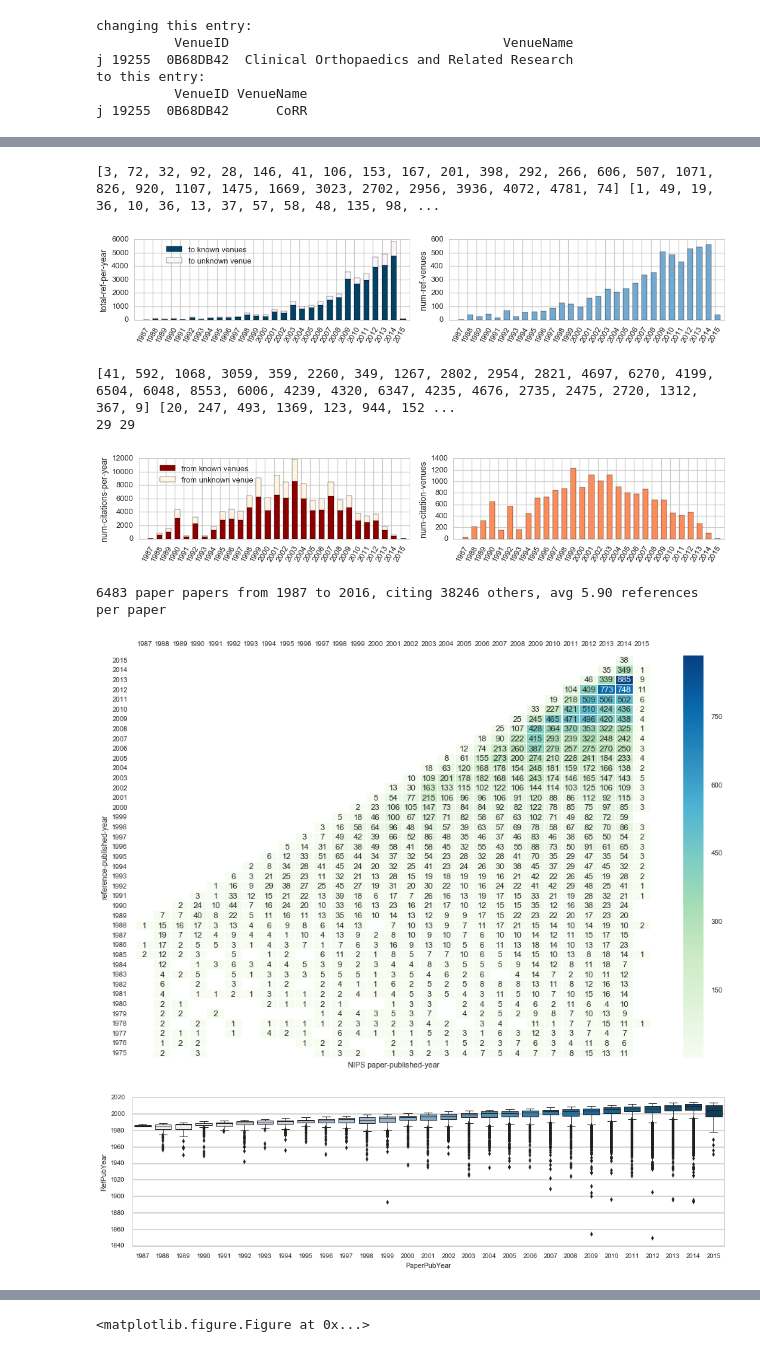
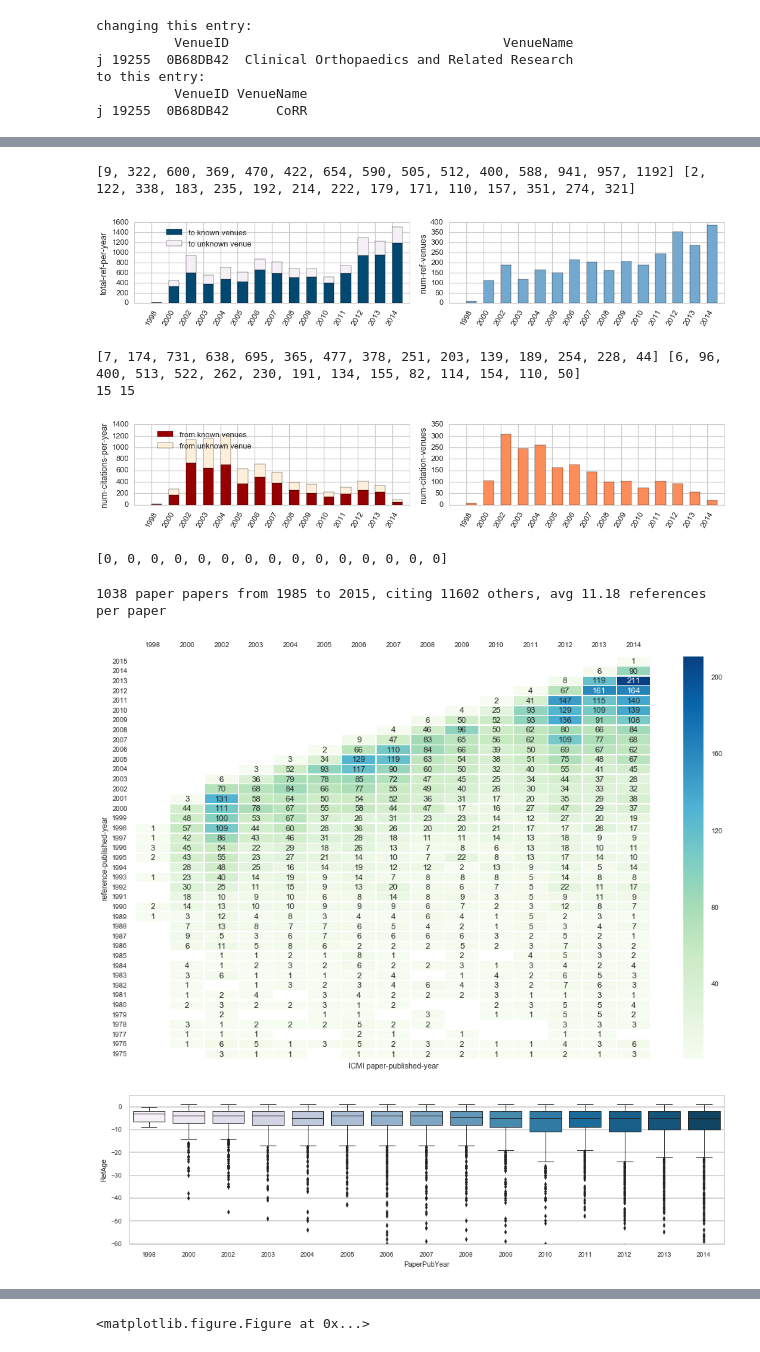
Before and after one commit to lexingxie/academic-graph, a Jupyter notebook: plot_conf_citations.ipynb, the cells around one changed output, grey strips where cells are left out. Cells and saved outputs as stored; diff of their text form; code cells hidden in the pictures.

```diff
--- a/plot_conf_citations.ipynb
+++ b/plot_conf_citations.ipynb
@@ -37,7 +37,7 @@ sns.set()
 
 %matplotlib inline
 
-conf = 'NIPS'
+conf = 'ICMI'
 #conf = 'PLDI'
 #conf = 'NIPS'
 #conf = 'ACL'
@@ -305,8 +301,8 @@ ax4.set_ylabel('num-ref-venues')
 plt.tight_layout()
 plt.savefig(os.path.join(plot_dir, conf, conf+'_cnt_ref.png'), dpi=cur_dpi, transparent=True)
 # %% [output]
-[3, 72, 32, 92, 28, 146, 41, 106, 153, 167, 201, 398, 292, 266, 606, 507, 1071, 826, 920, 1107, 1475, 1669, 3023, 2702, 2956, 3936, 4072, 4781, 74] [1, 49, 19, 36, 10, 36, 13, 37, 57, 58, 48, 135, 98, ...
+[9, 322, 600, 369, 470, 422, 654, 590, 505, 512, 400, 588, 941, 957, 1192] [2, 122, 338, 183, 235, 192, 214, 222, 179, 171, 110, 157, 351, 274, 321]
-[figure, old version]
+[figure, new version]
 # %%
 """# of citations over publication years, w/wo venues; # of venues over years"""
 
@@ -315,14 +311,16 @@ plt.figure(figsize=(15, 3))
 ax5 = plt.subplot(1, 2, 1)
 sns.set_style("whitegrid")
 
-citations_not_null = []
-citations_num_null = []
+citations_not_null = [0]*len(paper_years)
+citations_num_null = [0]*len(paper_years)
 for name, gf in df_cited.groupby(['RefPubYear']):
     #print(gf.head())
     # print(name, len(gf), len ( gf['PaperVenueID'][gf['PaperVenueID'] != ''] ), len ( gf['PaperVenueID'][gf['PaperVenueID'] == ''] ))
+
     if name in paper_years:
-        citations_not_null.append( len ( gf['PaperVenueID'][gf['PaperVenueID'] != ''] ) )
-        citations_num_null.append( len ( gf['PaperVenueID'][gf['PaperVenueID'] == ''] ) )
+        idx = list(paper_years).index(name)
+        citations_not_null[idx] = len ( gf['PaperVenueID'][gf['PaperVenueID'] != ''] )
+        citations_num_null[idx] = len ( gf['PaperVenueID'][gf['PaperVenueID'] == ''] )
 
 print(citations_not_null, citations_num_null)
 print(len(citations_not_null), len(citations_num_null))
@@ -354,9 +352,13 @@ ax6.set_ylabel('num-citation-venues')
 plt.tight_layout()
 plt.savefig(os.path.join(plot_dir, conf, conf+'_cnt_citation.png'), dpi=cur_dpi, transparent=True)
 # %% [output]
-[41, 592, 1068, 3059, 359, 2260, 349, 1267, 2802, 2954, 2821, 4697, 6270, 4199, 6504, 6048, 8553, 6006, 4239, 4320, 6347, 4235, 4676, 2735, 2475, 2720, 1312, 367, 9] [20, 247, 493, 1369, 123, 944, 152 ...
-29 29
+[7, 174, 731, 638, 695, 365, 477, 378, 251, 203, 139, 189, 254, 228, 44] [6, 96, 400, 513, 522, 262, 230, 191, 134, 155, 82, 114, 154, 110, 50]
+15 15
-[figure, old version]
+[figure, new version]
+# %%
+[0]*len(paper_years)
+# %% [output]
+[0, 0, 0, 0, 0, 0, 0, 0, 0, 0, 0, 0, 0, 0, 0]
 # %%
 print('{} paper papers from {} to {}, citing {} others, avg {:0.2f} references per paper'.format(
         len(df_paper), df_paper['PubYear'].min(), df_paper['PubYear'].max(), len(df_citing), len(df_citing)/len(df_paper)))
@@ -371,37 +373,41 @@ for name, gf in grouped_citing:
         refpubyear_count[name] = gf['RefPubYear'].value_counts(sort=True)
     #print("{}: {} references across {} years".format(name, len(gf), len(gf['RefPubYear'].value_counts())) )
 
 plt.figure(figsize=(16, 10))
 sns.set_context("poster", font_scale=0.6) #rc={"lines.linewidth": 2.5}
 
 """ # the view of everthing
 sns.heatmap(refpubyear_count, linewidths=.5, yticklabels=3)
 ax.xaxis.tick_top()
 ax.invert_yaxis()
 sns.axlabel(conf + ' paper-published-year', 'reference-published-year')
 """
 
 # the subset of reference years
 ax = sns.heatmap(refpubyear_count.loc[1975:2015], linewidths=.5, annot=True, fmt=".0f", cmap="GnBu")
 ax.xaxis.tick_top()
 ax.invert_yaxis()
 sns.axlabel(conf + ' paper-published-year', 'reference-published-year')
 
 plt.savefig(os.path.join(plot_dir, conf, conf+'_year_ref.png'), transparent=True)
 
 """ # box plot of the age of paper being cited
 dataframe:  df_citing
 y: RefPubYear
+y: ref age (paperpubyear - refpubyear)
 x (group by): PaperPubYear
 """
 plt.figure(figsize=(16, 4))
-axb = sns.boxplot(x="PaperPubYear", y="RefPubYear", data=df_citing,
+df_citing['RefAge'] = - df_citing['PaperPubYear'] + df_citing['RefPubYear']
+axb = sns.boxplot(x="PaperPubYear", y="RefAge", data=df_citing,
                  linewidth=1., palette=bar_colrs3)
+ylim = axb.get_ylim()
+axb.set_ylim([max(-60, ylim[0]), min(5, ylim[1])])
 plt.savefig(os.path.join(plot_dir, conf, conf+'_box_ref.png'), transparent=True)
 # %% [output]
-6483 paper papers from 1987 to 2016, citing 38246 others, avg 5.90 references per paper
+1038 paper papers from 1985 to 2015, citing 11602 others, avg 11.18 references per paper
-[figure, old version]
+[figure, new version]
-[figure, old version]
+[figure, new version]
 # %%
 print('{} paper papers from {} to {}, cited {} time, avg {:0.2f} cites per paper'.format(
         len(df_paper), df_paper['PubYear'].min(), df_paper['PubYear'].max(), len(df_cited), len(df_cited)/len(df_paper)))
```
Also changed, not shown: parts of 18 cells of this notebook, 1 other file.
